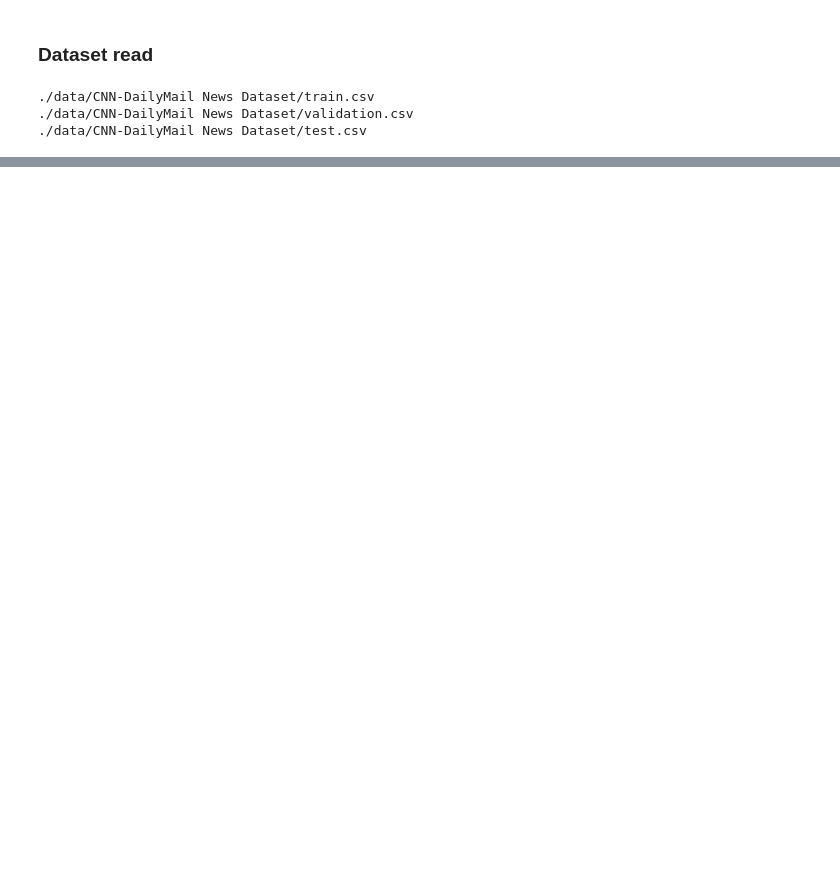
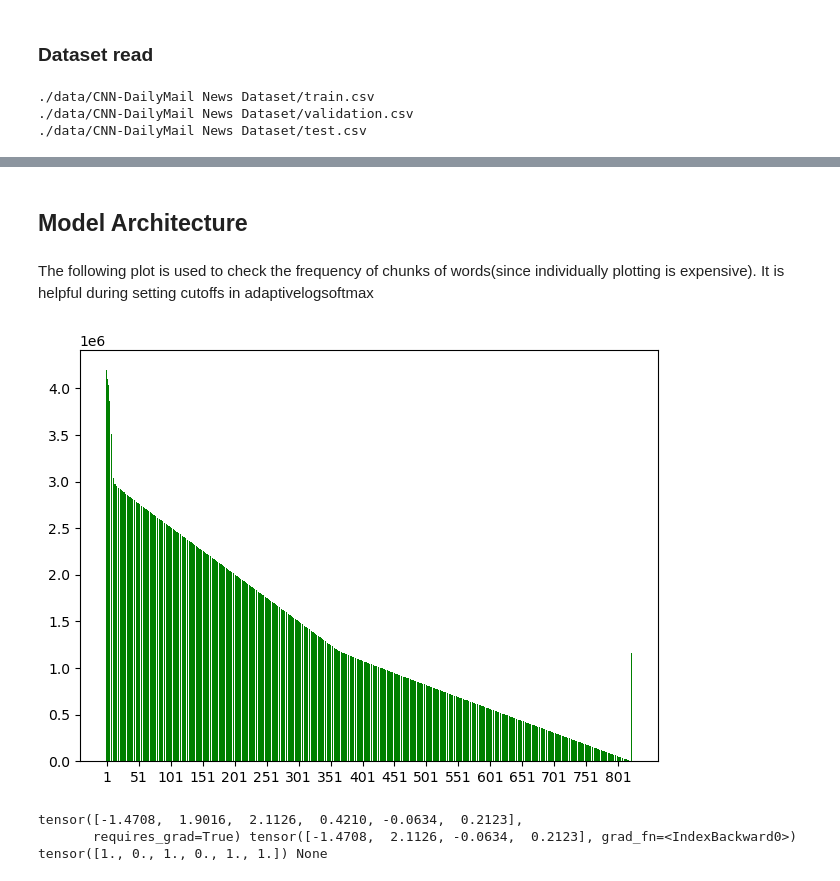
Before and after one commit to akshaygrao77/Text-Summarization, a Jupyter notebook: text_summarization_full.ipynb, the cells around one changed output, grey strips where cells are left out. Drawn from its saved outputs; the diff is of its cells as text; code cells hidden in the pictures; blank space fills up the shorter version.

```diff
--- a/text_summarization_full.ipynb
+++ b/text_summarization_full.ipynb
@@ -106,3 +157,6 @@ glove_twitter_200_wv.most_similar("cricket"),gnews_300_wv.most_similar("cricket"
   ('twenty##', 0.7316356897354126),
   ('T##_cricket', 0.7304614186286926),
   ('West_Indies_cricket', 0.698798656463623)])
+# %%
+# These two W2V combined shall be on of the word representations
+word2vec_obj_list = [glove_twitter_200_wv,gnews_300_wv]
@@ -108,0 +166,4 @@ glove_twitter_200_wv.most_similar("cricket"),gnews_300_wv.most_similar("cricket"
+# %%
+overall_key_to_index,overall_index_to_key = form_overall_key_to_index(word2vec_obj_list)
+vocab_size = len(overall_key_to_index)
+vocab_size
@@ -266,0 +492,40 @@ class TextSummarizationDataset(Dataset):
+# %% [markdown]
+## Model Architecture
+# %%
+def get_index_freq_dist_in_chunks(overall_key_to_index,word2vec_obj_list,chunk_size):
+    index_freq_dist = []
+    cnt = 0
+    cf=0
+    for key in overall_key_to_index.keys():
+        cf += get_combined_frequency(word2vec_obj_list,key)
+        cnt+=1
+        if(cnt==chunk_size):
+            index_freq_dist.append(cf//cnt)
+            cnt = 0
+            cf = 0
+    index_freq_dist.append(cf)
+    return index_freq_dist
+# %%
+index_freq_dist = get_index_freq_dist_in_chunks(overall_key_to_index,word2vec_obj_list,5000)
+# %% [markdown]
+The following plot is used to check the frequency of chunks of words(since individually plotting is expensive). It is helpful during setting cutoffs in adaptivelogsoftmax
+# %%
+plt.bar(range(len(index_freq_dist)), index_freq_dist, color='g')
+plt.xticks(np.arange(1,len(index_freq_dist), 50))
+plt.tight_layout()
+# %% [output]
+[figure, added]
+# %%
+rd = torch.randn((6))
+yt = torch.tensor([1.0,0,1,0,2,2])
+rd.requires_grad_()
+yt.requires_grad_()
+by = rd[yt != 0]
+print(rd,by)
+sm = torch.sum(by)
+sm.backward()
+print(rd.grad,yt.grad)
+# %% [output]
+tensor([-1.4708,  1.9016,  2.1126,  0.4210, -0.0634,  0.2123],
+       requires_grad=True) tensor([-1.4708,  2.1126, -0.0634,  0.2123], grad_fn=<IndexBackward0>)
+tensor([1., 0., 1., 0., 1., 1.]) None
```
Also changed, not shown: parts of 59 cells of this notebook.
